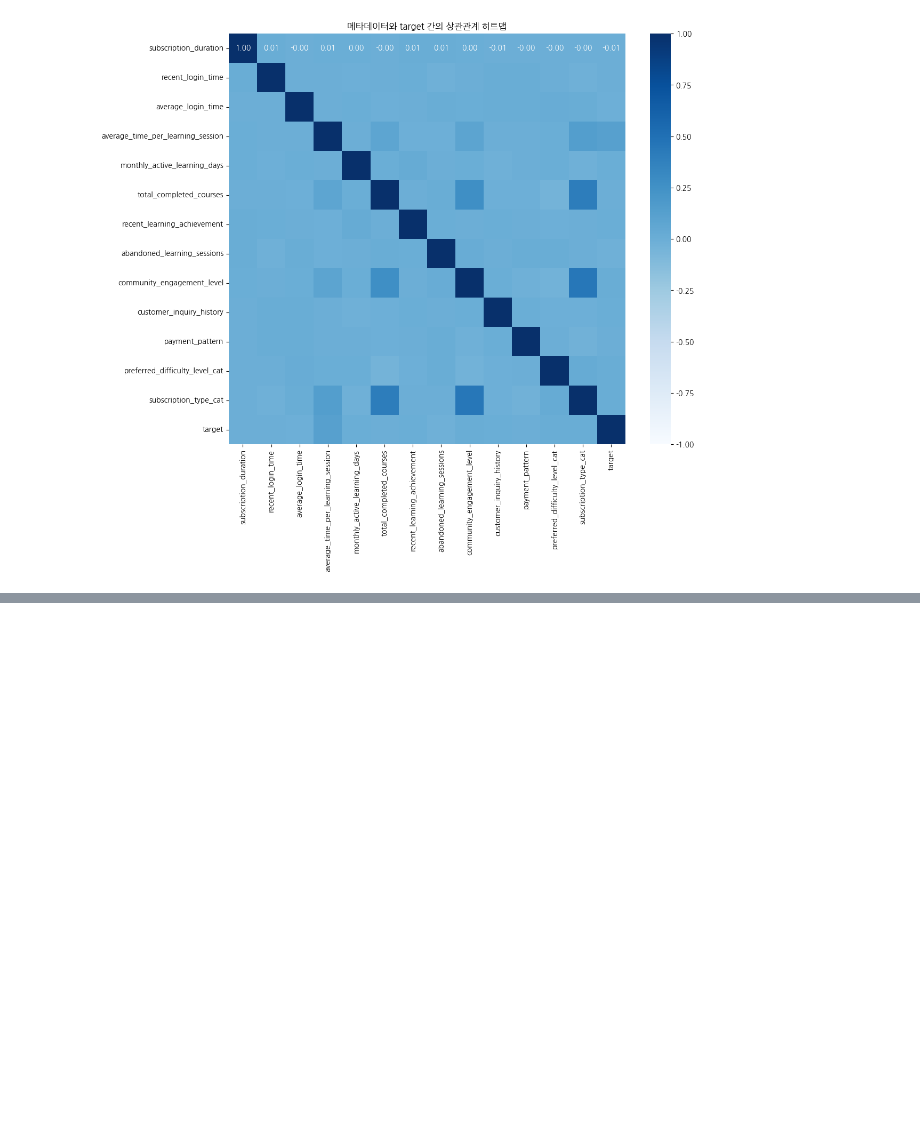
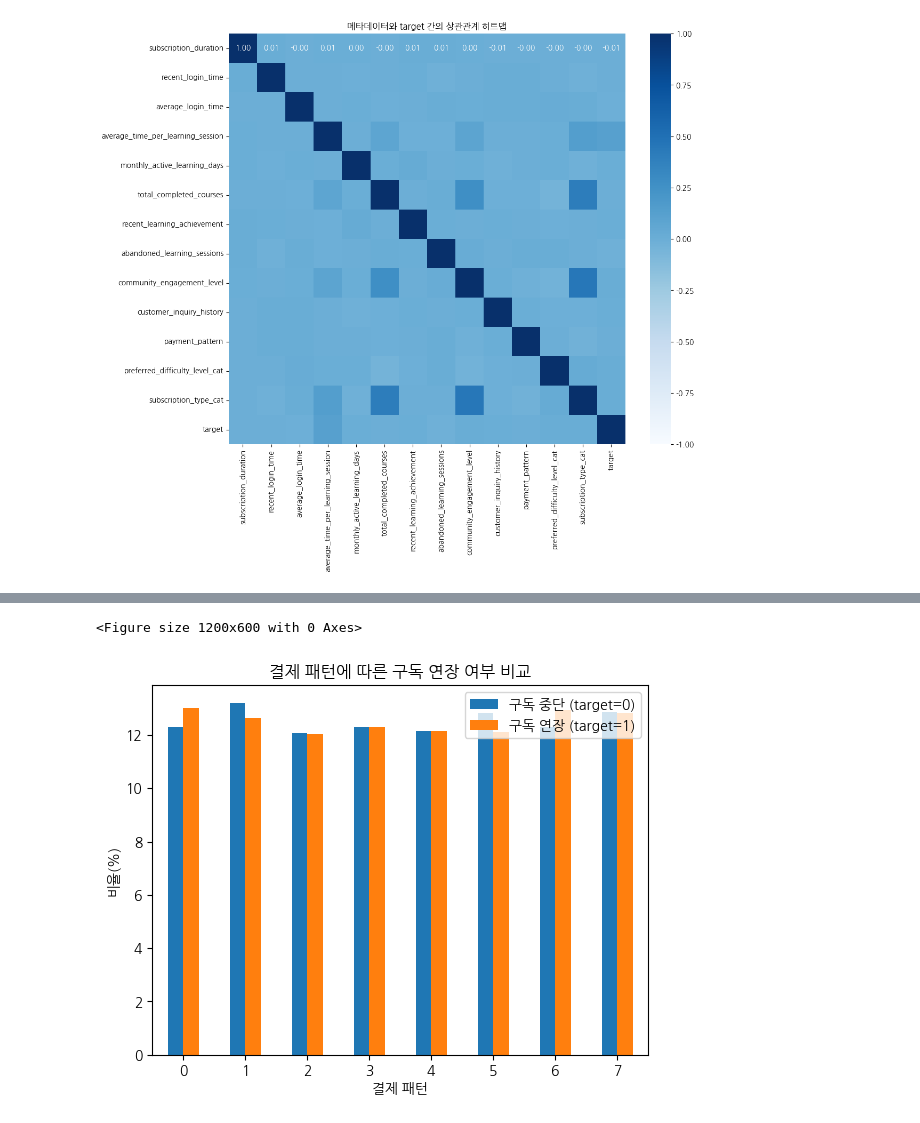
Before and after one commit to youngho-chae/wassup3, a Jupyter notebook: 05_Data_Analysis/DA_Mini_Project.ipynb, the cells around one changed output, grey strips where cells are left out. Cells and saved outputs as stored; diff of their text form; code cells hidden in the pictures; blank space fills up the shorter version.

```diff
--- a/05_Data_Analysis/DA_Mini_Project.ipynb
+++ b/05_Data_Analysis/DA_Mini_Project.ipynb
@@ -722,0 +885,26 @@ plt.show()
+# %%
+
+
+# target 값에 따라 데이터 분리
+t0 = mini[mini['target'] == 0]
+t1 = mini[mini['target'] == 1]
+
+# 결제 패턴 비율 계산
+t0_payment_pattern = t0['payment_pattern'].value_counts(normalize=True).sort_index() *100
+t1_payment_pattern = t1['payment_pattern'].value_counts(normalize=True).sort_index() *100
+
+# 결제 패턴 비율 데이터프레임 생성
+payment_pattern_df = pd.DataFrame({'구독 중단 (target=0)': t0_payment_pattern, '구독 연장 (target=1)': t1_payment_pattern}).fillna(0)
+
+# 시각화
+plt.figure(figsize=(12, 6))
+payment_pattern_df.plot(kind='bar', stacked=False)
+plt.title('결제 패턴에 따른 구독 연장 여부 비교')
+plt.xlabel('결제 패턴')
+plt.ylabel('비율(%)')
+plt.xticks(rotation=0)
+plt.legend(loc='upper right')
+plt.show()
+# %% [output]
+<Figure size 1200x600 with 0 Axes>
+[figure, added]
```
Also changed, not shown: parts of 27 cells of this notebook.
